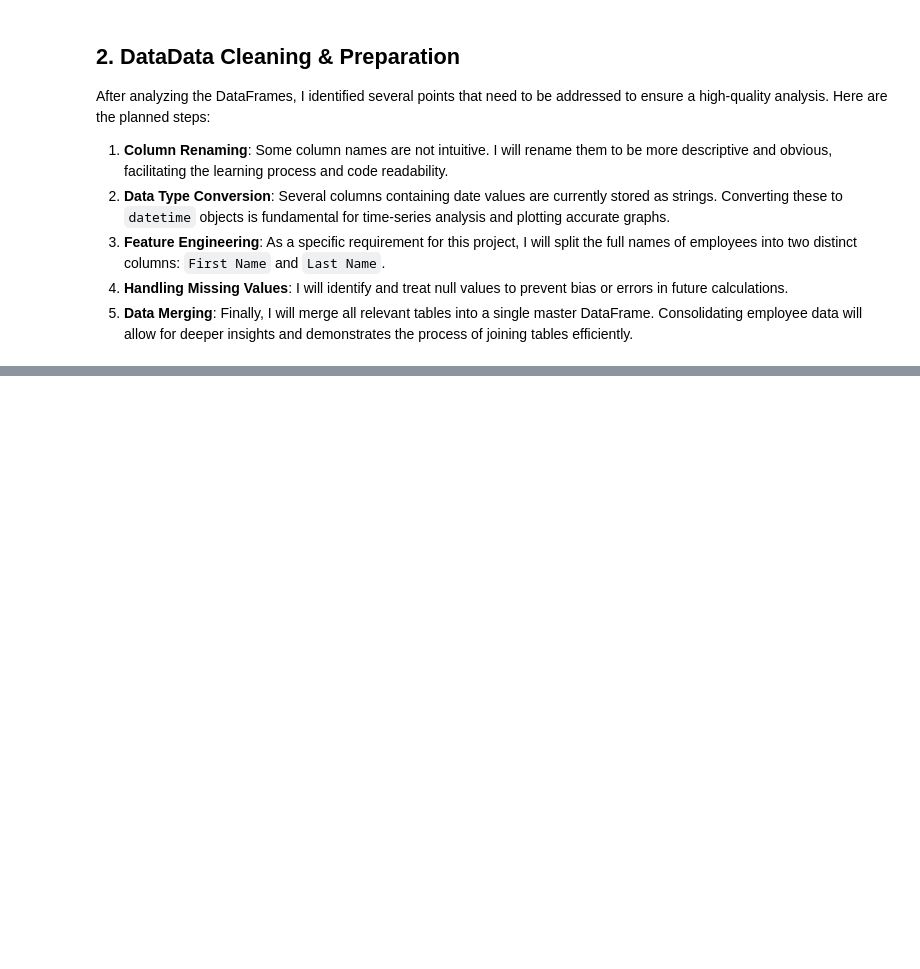
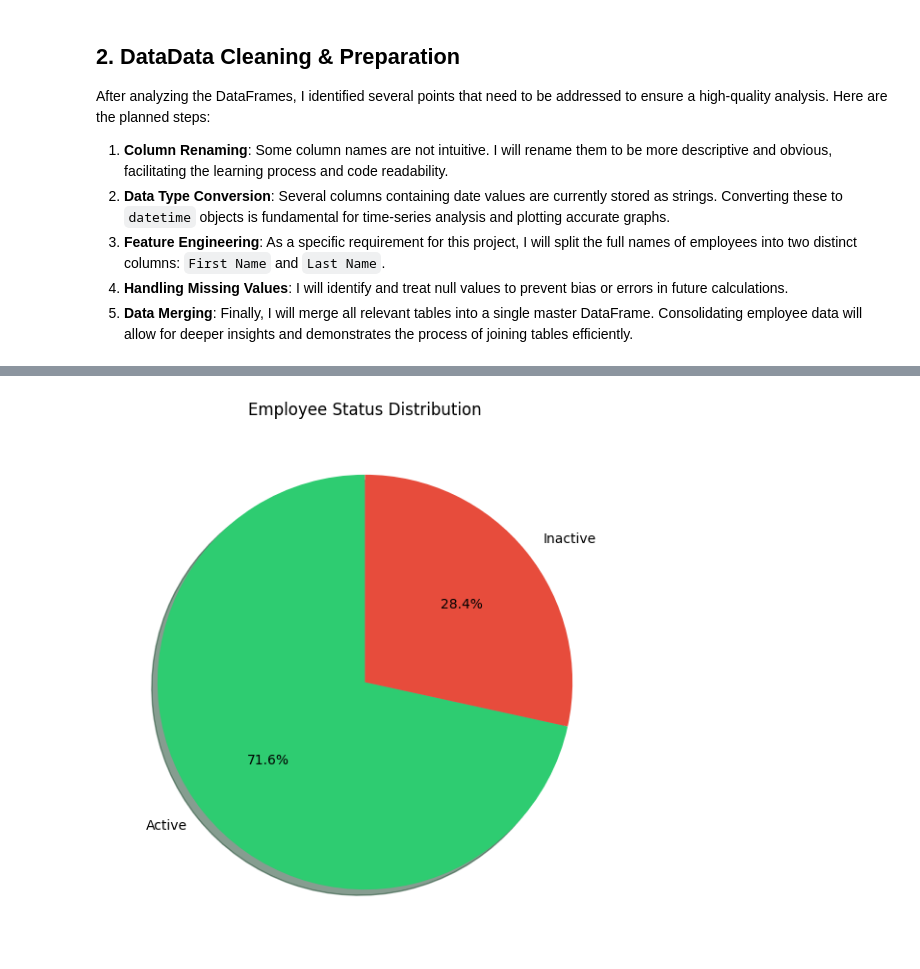
Before and after one commit to pedro-cella/Codebasics_Data_Science, a Jupyter notebook: Projects/hr_eda/Human_Resources_EDA.ipynb, the cells around one changed output, grey strips where cells are left out. Saved outputs shown, nothing was run; the diff lists cells and outputs as text; code cells hidden in the pictures; blank space fills up the shorter version.

```diff
--- a/Projects/hr_eda/Human_Resources_EDA.ipynb
+++ b/Projects/hr_eda/Human_Resources_EDA.ipynb
@@ -182,0 +393,19 @@ After analyzing the DataFrames, I identified several points that need to be addr
+# %%
+# Now let's see how many employees are actives and how many are not
+status = np.where(df_employee_copy['termination_date'].isnull(), 'Active', 'Inactive')
+status_counts = pd.Series(status).value_counts()
+
+plt.figure(figsize=(7, 7))
+plt.pie(
+    status_counts.values,
+    labels=status_counts.index,
+    autopct='%1.1f%%',
+    startangle=90,
+    colors=['#2ECC71', '#E74C3C'],
+    shadow=True
+)
+
+plt.title('Employee Status Distribution')
+plt.show()
+# %% [output]
+[figure, added]
```
Also changed, not shown: parts of 21 cells of this notebook.
